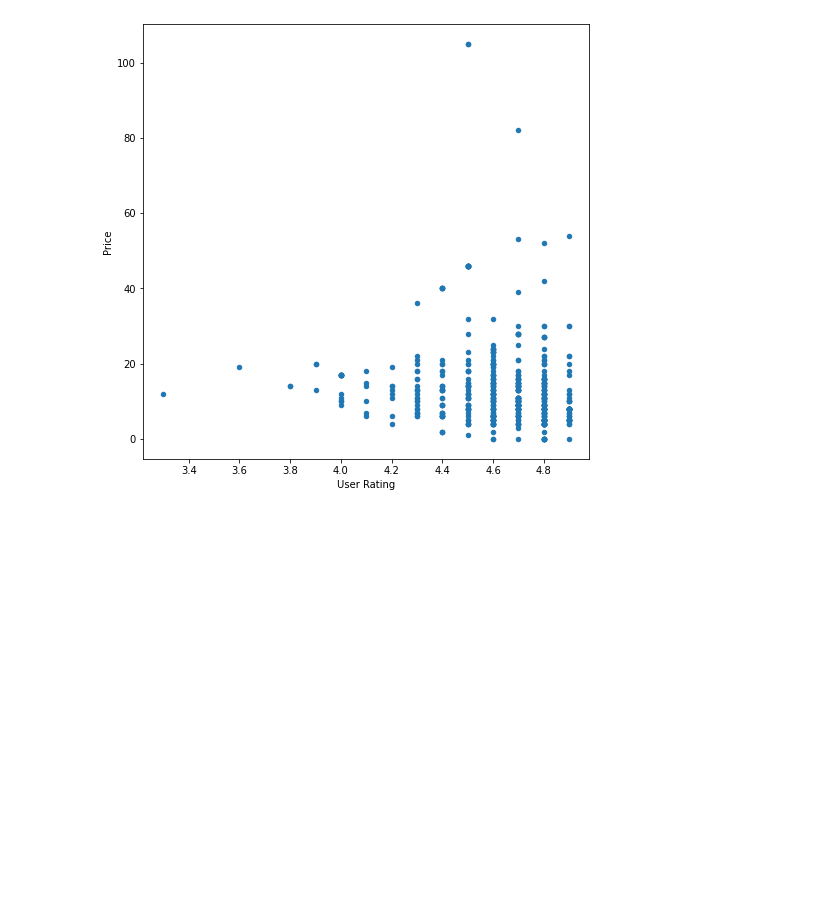
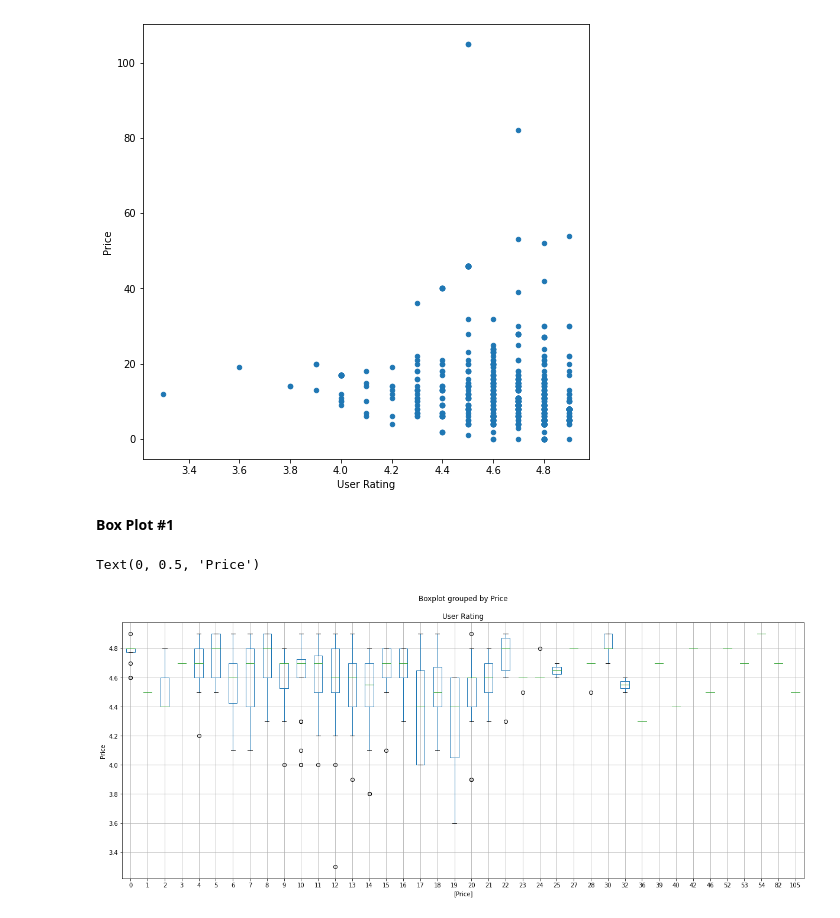
Before and after one commit to pridenous/NumPyLeasson, a Jupyter notebook: firstLeasson.ipynb, the cells around one changed output. Cells and saved outputs as stored; diff of their text form; code cells hidden in the pictures; blank space fills up the shorter version.

```diff
--- a/firstLeasson.ipynb
+++ b/firstLeasson.ipynb
@@ -71,3 +71,11 @@ books.plot(kind='scatter', x='User Rating', y='Price', figsize=(8,8))
 # %% [output]
 <matplotlib.axes._subplots.AxesSubplot at 0x...>
 [figure]
+# %% [markdown]
+**Box Plot #1**
+# %%
+ax = books[['Price','User Rating']].boxplot(by='Price', figsize=(20,8))
+ax.set_ylabel('Price')
+# %% [output]
+Text(0, 0.5, 'Price')
+[figure, added]
```
Also changed, not shown: parts of 2 cells of this notebook.
